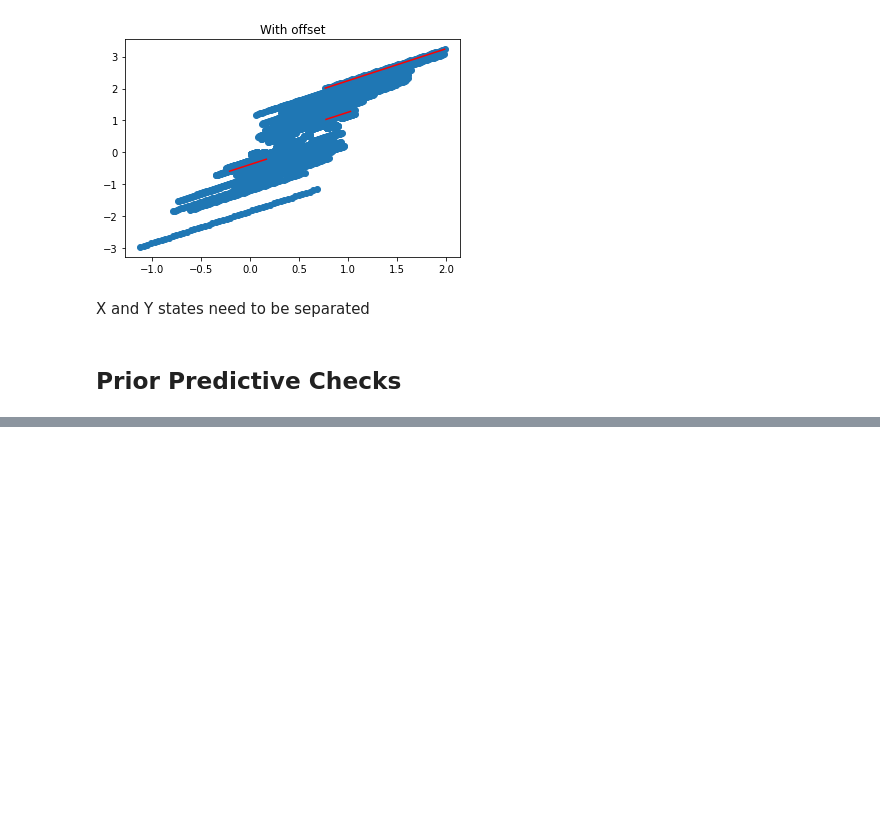
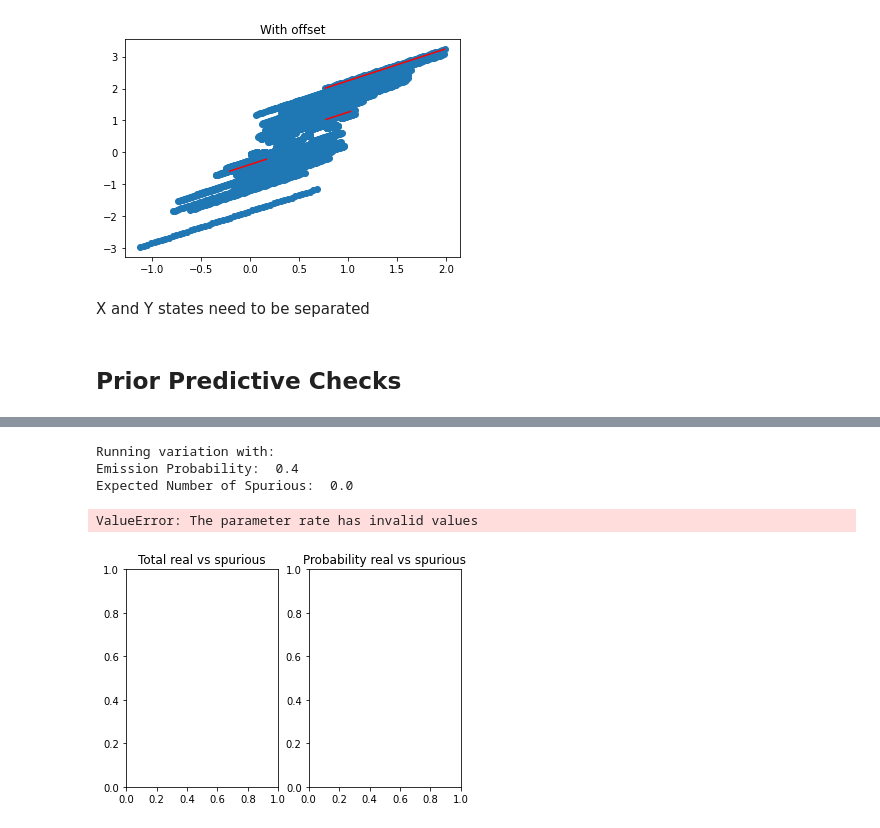
Before and after one commit to kstisser/ProbabilisticTracking, a Jupyter notebook: JupyterNotebooks/PriorChecks.ipynb, the cells around one changed output, grey strips where cells are left out. Saved outputs shown, nothing was run; the diff lists cells and outputs as text; code cells hidden in the pictures; blank space fills up the shorter version.

```diff
--- a/JupyterNotebooks/PriorChecks.ipynb
+++ b/JupyterNotebooks/PriorChecks.ipynb
@@ -290,0 +417,39 @@ RuntimeError: index 5 is out of bounds for dimension 1 with size 5
+# %%
+#run the variation changing the emission probability and the expected number of spurious observations
+emissionProbs = [0.4, 0.6, 0.8, 1.0]
+expectedSpurious = [0., 1., 2.]
+
+emissionColors = [0.25, 0.5, 0.75, 1.0]
+spuriousColors = [0.33, 0.66, 1.0]
+
+#set up plotting
+fig, ax = plt.subplots(1,2)
+ax[0].set_title('Total real vs spurious')
+ax[1].set_title('Probability real vs spurious')
+
+#setting initial args, but we'll be overwriting two of them through the loop
+argsObj = Args()
+args = argsObj.get_default_args()
+args.num_dimensions = 2
+
+emCount = 0
+spCount = 0
+for em in emissionProbs:
+    args.emission_prob = em
+    emColor = emissionColors[emCount]
+    for sp in expectedSpurious:
+        spColor = spuriousColors[spCount]
+        args.expected_num_spurious = sp
+        runPriorPredictiveChecks(args, ax, emColor, spColor)
+        spCount = spCount + 1
+    emCount = emCount + 1
+
+ax[0].legend(shadow=True, fancybox=True)
+ax[1].legend(shadow=True, fancybox=True)
+plt.show()
+# %% [output]
+Running variation with:
+Emission Probability:  0.4
+Expected Number of Spurious:  0.0
+ValueError: The parameter rate has invalid values
+[figure, added]
```
Also changed, not shown: parts of 8 cells of this notebook.
